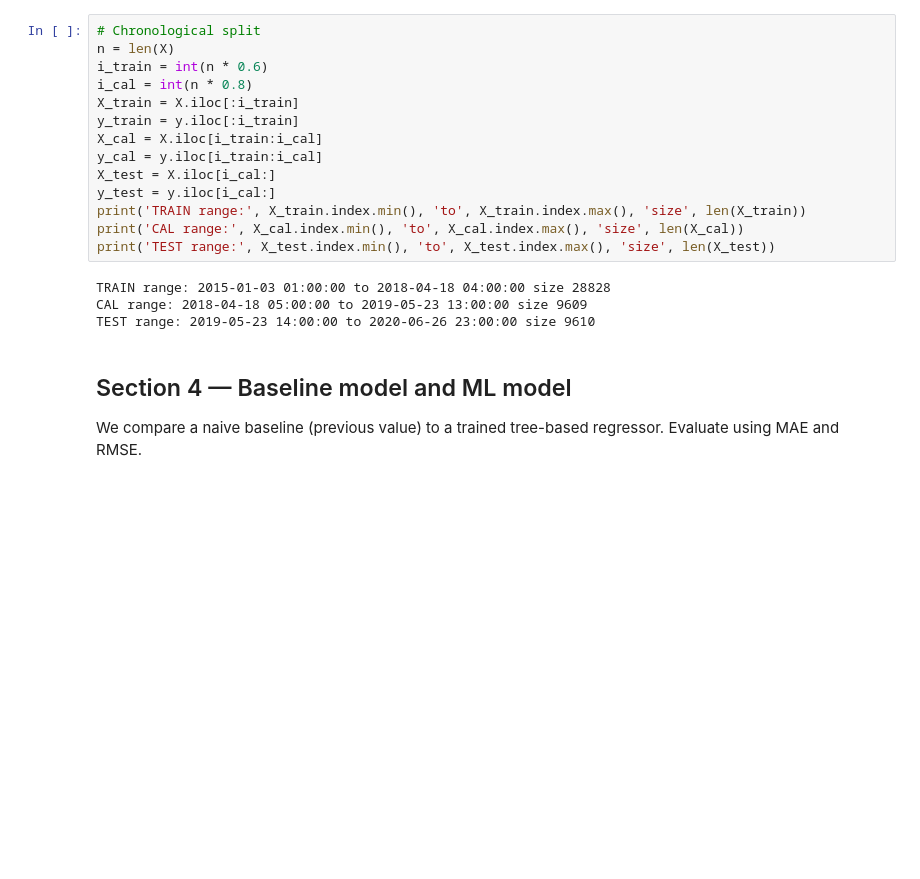
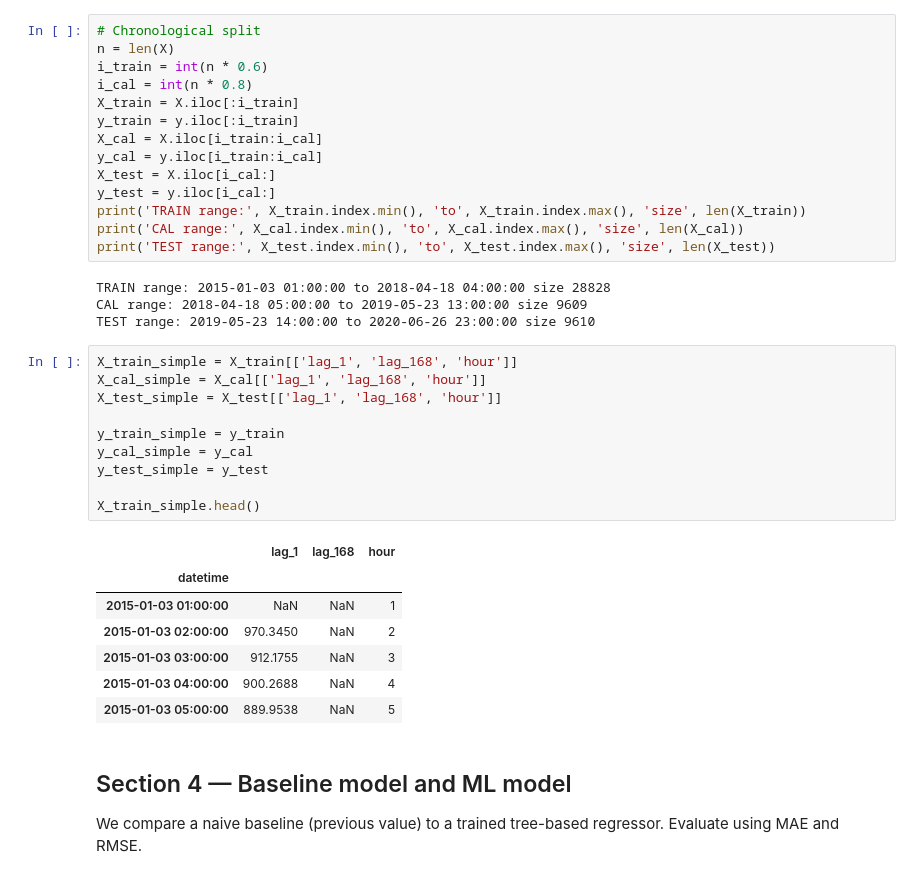
Before and after one commit to ICAI-IMAT-XAI/p3-timeseries-adrianlopezlanchares, a Jupyter notebook: notebook/panama_load.ipynb, the cells around one changed output. Cells and saved outputs as stored; diff of their text form; blank space fills up the shorter version.

```diff
--- a/notebook/panama_load.ipynb
+++ b/notebook/panama_load.ipynb
@@ -178,6 +178,24 @@ print('TEST range:', X_test.index.min(), 'to', X_test.index.max(), 'size', len(X
 TRAIN range: 2015-01-03 01:00:00 to 2018-04-18 04:00:00 size 28828
 CAL range: 2018-04-18 05:00:00 to 2019-05-23 13:00:00 size 9609
 TEST range: 2019-05-23 14:00:00 to 2020-06-26 23:00:00 size 9610
+# %%
+X_train_simple = X_train[['lag_1', 'lag_168', 'hour']]
+X_cal_simple = X_cal[['lag_1', 'lag_168', 'hour']]
+X_test_simple = X_test[['lag_1', 'lag_168', 'hour']]
+
+y_train_simple = y_train
+y_cal_simple = y_cal
+y_test_simple = y_test
+
+X_train_simple.head()
+# %% [output]
+|  | lag_1 | lag_168 | hour |
+| datetime |  |  |  |
+| 2015-01-03 01:00:00 | NaN | NaN | 1 |
+| 2015-01-03 02:00:00 | 970.3450 | NaN | 2 |
+| 2015-01-03 03:00:00 | 912.1755 | NaN | 3 |
+| 2015-01-03 04:00:00 | 900.2688 | NaN | 4 |
+| 2015-01-03 05:00:00 | 889.9538 | NaN | 5 |
 # %% [markdown]
 ## Section 4 — Baseline model and ML model
 
```
Also changed, not shown: parts of 7 cells of this notebook.
